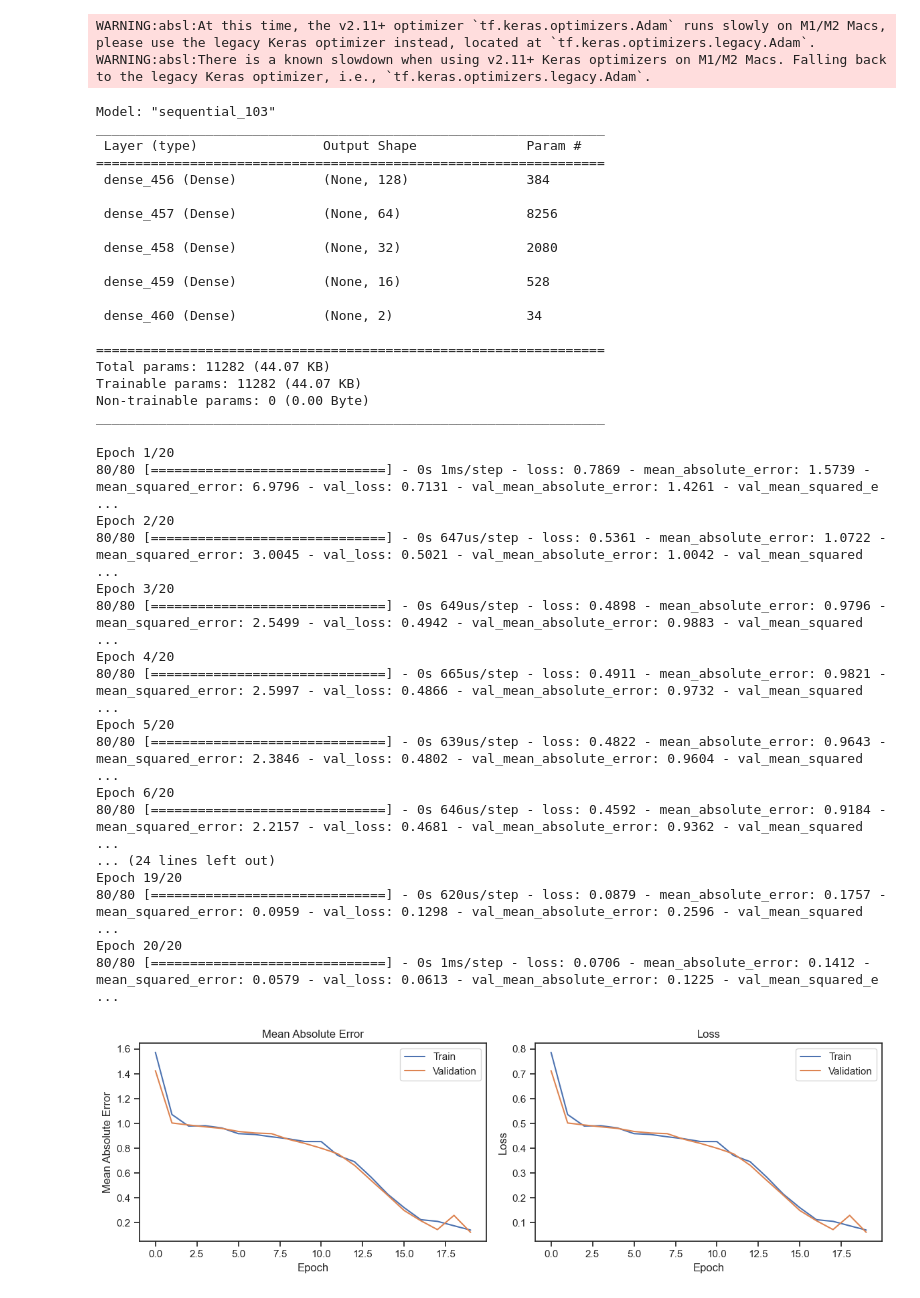
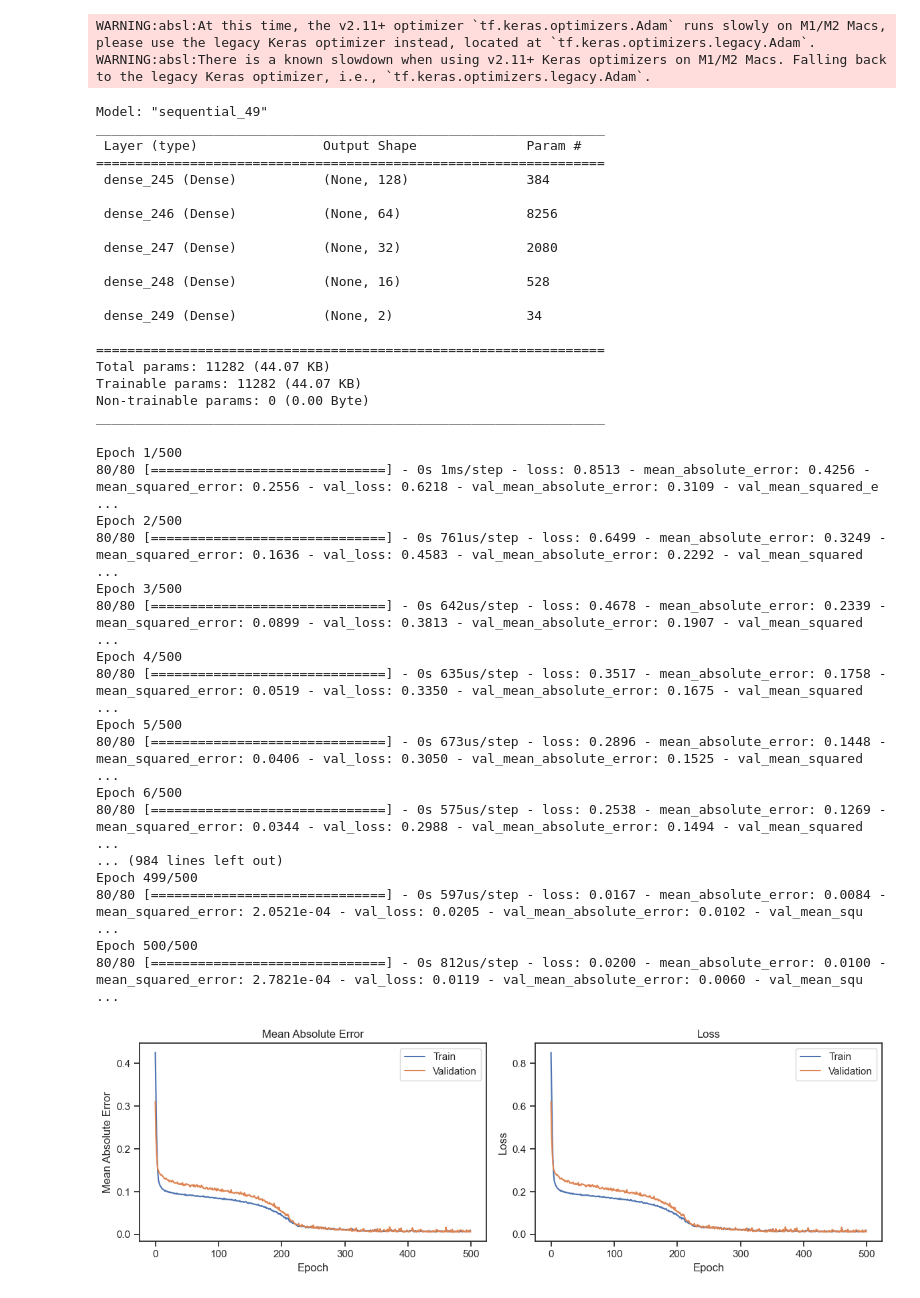
Before and after one commit to DanteMillerDS/NASA-Material-Classifier-OLD, a Jupyter notebook: material_classifier.ipynb, the cells around one changed output. Saved outputs shown, nothing was run; the diff lists cells and outputs as text; code cells hidden in the pictures.

```diff
--- a/material_classifier.ipynb
+++ b/material_classifier.ipynb
@@ -107,6 +107,10 @@ plt.tight_layout()
 plt.show()
 # %% [output]
 [figure]
+# %%
+from sklearn.preprocessing import MinMaxScaler
+X_norm = MinMaxScaler().fit(df[columns])
+df[columns] =  X_norm.transform(df[columns])
 # %%
 X = df[['s11_real', 's11_imaginary']].values
 y = df[['permittivity_real', 'permittivity_imaginary']].values
@@ -114,7 +118,7 @@ y = df[['permittivity_real', 'permittivity_imaginary']].values
 indices = np.random.permutation(len(X))
 X = X[indices]
 y = y[indices]
-split_point = int(0.8 * len(X))
+split_point = int(0.80 * len(X))
 X_train = X[:split_point]
 y_train = y[:split_point]
 X_val = X[split_point:]
@@ -136,6 +140,12 @@ y_val.shape
 # %% [output]
 (20, 2)
 # %%
+def mae_loss(y_true, y_pred):
+    y_true_real, y_true_imag = tf.split(y_true, 2, axis=-1)
+    y_pred_real, y_pred_imag = tf.split(y_pred, 2, axis=-1)
+    loss_real = tf.losses.mean_absolute_error(y_true_real, y_pred_real)
+    loss_imag = tf.losses.mean_absolute_error(y_true_imag, y_pred_imag)
+    return loss_real + loss_imag
 model = keras.Sequential([
     keras.layers.Dense(128, activation='relu', input_shape=(X.shape[1],)),
     keras.layers.Dense(64, activation='relu'),
@@ -143,26 +153,28 @@ model = keras.Sequential([
     keras.layers.Dense(16, activation='relu'),
     keras.layers.Dense(y.shape[1], activation='linear')
 ])
-model.compile(optimizer=tf.optimizers.Adam(learning_rate=0.001), loss=[tf.losses.MeanAbsoluteError(),tf.losses.MeanSquaredError()], loss_weights=[.5,.5], metrics=[tf.metrics.MeanAbsoluteError(),tf.metrics.MeanSquaredError()])
+model.compile(optimizer=tf.optimizers.Adam(learning_rate=0.0001),
+              loss=[mae_loss],
+              metrics=[tf.metrics.MeanAbsoluteError(), tf.metrics.MeanSquaredError()])
 # %% [output]
 WARNING:absl:At this time, the v2.11+ optimizer `tf.keras.optimizers.Adam` runs slowly on M1/M2 Macs, please use the legacy Keras optimizer instead, located at `tf.keras.optimizers.legacy.Adam`.
 WARNING:absl:There is a known slowdown when using v2.11+ Keras optimizers on M1/M2 Macs. Falling back to the legacy Keras optimizer, i.e., `tf.keras.optimizers.legacy.Adam`.
 # %%
 model.summary()
 # %% [output]
-Model: "sequential_103"
+Model: "sequential_49"
 _________________________________________________________________
  Layer (type)                Output Shape              Param #
 =================================================================
- dense_456 (Dense)           (None, 128)               384
+ dense_245 (Dense)           (None, 128)               384
 
- dense_457 (Dense)           (None, 64)                8256
+ dense_246 (Dense)           (None, 64)                8256
 
- dense_458 (Dense)           (None, 32)                2080
+ dense_247 (Dense)           (None, 32)                2080
 
- dense_459 (Dense)           (None, 16)                528
+ dense_248 (Dense)           (None, 16)                528
 
- dense_460 (Dense)           (None, 2)                 34
+ dense_249 (Dense)           (None, 2)                 34
 
 =================================================================
 Total params: 11282 (44.07 KB)
@@ -170,43 +182,43 @@ Trainable params: 11282 (44.07 KB)
 Non-trainable params: 0 (0.00 Byte)
 _________________________________________________________________
 # %%
-history = model.fit(X_train, y_train, validation_data=(X_val, y_val), epochs=20, batch_size=1)
+history = model.fit(X_train, y_train, validation_data=(X_val, y_val), epochs=500, batch_size=1)
 plt.figure(figsize=(12, 4))
 plt.subplot(1, 2, 1)
 plt.plot(history.history['mean_absolute_error'])
 plt.plot(history.history['val_mean_absolute_error'])
 plt.title('Mean Absolute Error')
 plt.xlabel('Epoch')
 plt.ylabel('Mean Absolute Error')
 plt.legend(['Train', 'Validation'])
 plt.subplot(1, 2, 2)
 plt.plot(history.history['loss'])
 plt.plot(history.history['val_loss'])
 plt.title('Loss')
 plt.xlabel('Epoch')
 plt.ylabel('Loss')
 plt.legend(['Train', 'Validation'])
 plt.tight_layout()
 plt.show()
 # %% [output]
-Epoch 1/20
-80/80 [==============================] - 0s 1ms/step - loss: 0.7869 - mean_absolute_error: 1.5739 - mean_squared_error: 6.9796 - val_loss: 0.7131 - val_mean_absolute_error: 1.4261 - val_mean_squared_e ...
-Epoch 2/20
-80/80 [==============================] - 0s 647us/step - loss: 0.5361 - mean_absolute_error: 1.0722 - mean_squared_error: 3.0045 - val_loss: 0.5021 - val_mean_absolute_error: 1.0042 - val_mean_squared ...
-Epoch 3/20
-80/80 [==============================] - 0s 649us/step - loss: 0.4898 - mean_absolute_error: 0.9796 - mean_squared_error: 2.5499 - val_loss: 0.4942 - val_mean_absolute_error: 0.9883 - val_mean_squared ...
-Epoch 4/20
-80/80 [==============================] - 0s 665us/step - loss: 0.4911 - mean_absolute_error: 0.9821 - mean_squared_error: 2.5997 - val_loss: 0.4866 - val_mean_absolute_error: 0.9732 - val_mean_squared ...
-Epoch 5/20
-80/80 [==============================] - 0s 639us/step - loss: 0.4822 - mean_absolute_error: 0.9643 - mean_squared_error: 2.3846 - val_loss: 0.4802 - val_mean_absolute_error: 0.9604 - val_mean_squared ...
-Epoch 6/20
-80/80 [==============================] - 0s 646us/step - loss: 0.4592 - mean_absolute_error: 0.9184 - mean_squared_error: 2.2157 - val_loss: 0.4681 - val_mean_absolute_error: 0.9362 - val_mean_squared ...
-... (24 lines left out)
-Epoch 19/20
-80/80 [==============================] - 0s 620us/step - loss: 0.0879 - mean_absolute_error: 0.1757 - mean_squared_error: 0.0959 - val_loss: 0.1298 - val_mean_absolute_error: 0.2596 - val_mean_squared ...
-Epoch 20/20
-80/80 [==============================] - 0s 1ms/step - loss: 0.0706 - mean_absolute_error: 0.1412 - mean_squared_error: 0.0579 - val_loss: 0.0613 - val_mean_absolute_error: 0.1225 - val_mean_squared_e ...
+Epoch 1/500
+80/80 [==============================] - 0s 1ms/step - loss: 0.8513 - mean_absolute_error: 0.4256 - mean_squared_error: 0.2556 - val_loss: 0.6218 - val_mean_absolute_error: 0.3109 - val_mean_squared_e ...
+Epoch 2/500
+80/80 [==============================] - 0s 761us/step - loss: 0.6499 - mean_absolute_error: 0.3249 - mean_squared_error: 0.1636 - val_loss: 0.4583 - val_mean_absolute_error: 0.2292 - val_mean_squared ...
+Epoch 3/500
+80/80 [==============================] - 0s 642us/step - loss: 0.4678 - mean_absolute_error: 0.2339 - mean_squared_error: 0.0899 - val_loss: 0.3813 - val_mean_absolute_error: 0.1907 - val_mean_squared ...
+Epoch 4/500
+80/80 [==============================] - 0s 635us/step - loss: 0.3517 - mean_absolute_error: 0.1758 - mean_squared_error: 0.0519 - val_loss: 0.3350 - val_mean_absolute_error: 0.1675 - val_mean_squared ...
+Epoch 5/500
+80/80 [==============================] - 0s 673us/step - loss: 0.2896 - mean_absolute_error: 0.1448 - mean_squared_error: 0.0406 - val_loss: 0.3050 - val_mean_absolute_error: 0.1525 - val_mean_squared ...
+Epoch 6/500
+80/80 [==============================] - 0s 575us/step - loss: 0.2538 - mean_absolute_error: 0.1269 - mean_squared_error: 0.0344 - val_loss: 0.2988 - val_mean_absolute_error: 0.1494 - val_mean_squared ...
+... (984 lines left out)
+Epoch 499/500
+80/80 [==============================] - 0s 597us/step - loss: 0.0167 - mean_absolute_error: 0.0084 - mean_squared_error: 2.0521e-04 - val_loss: 0.0205 - val_mean_absolute_error: 0.0102 - val_mean_squ ...
+Epoch 500/500
+80/80 [==============================] - 0s 812us/step - loss: 0.0200 - mean_absolute_error: 0.0100 - mean_squared_error: 2.7821e-04 - val_loss: 0.0119 - val_mean_absolute_error: 0.0060 - val_mean_squ ...
-[figure, old version]
+[figure, new version]
 # %%
 y_pred = model.predict(X_val)
 plt.figure(figsize=(12, 4))
```
Also changed, not shown: parts of 7 cells of this notebook.
